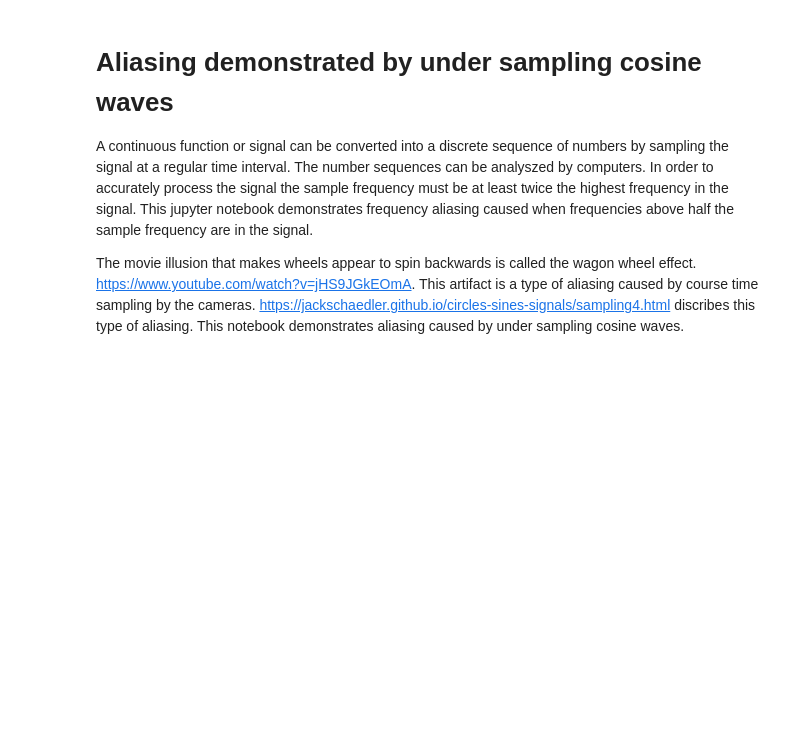
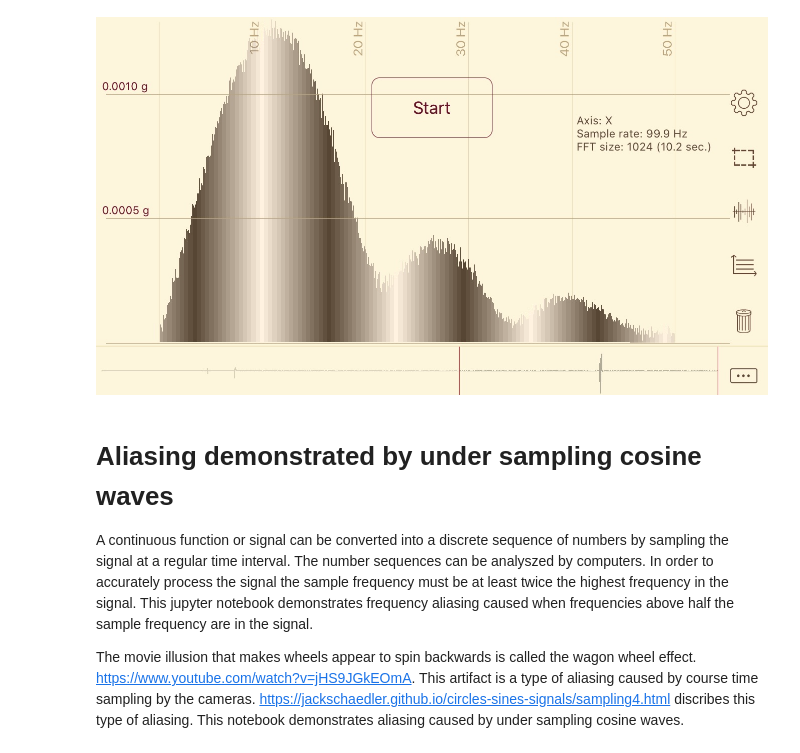
Before and after one commit to USAiLabs-lead/main, a Jupyter notebook: alising/aliasing.ipynb, the cells around one changed output. Cells and saved outputs as stored; diff of their text form; code cells hidden in the pictures; blank space fills up the shorter version.

```diff
--- a/alising/aliasing.ipynb
+++ b/alising/aliasing.ipynb
@@ -1,3 +4,9 @@
+# %%
+from IPython.display import Image
+
+Image("Screenshot 2020-11-20 at 1.43.45 PM.png")
+# %% [output]
+[figure, added]
 # %% [markdown]
 # Aliasing demonstrated by under sampling cosine waves
 A continuous function or signal can be converted into a discrete sequence of numbers by sampling the signal at a regular time interval.  The number sequences can be analyszed by computers.  In order to accurately process the signal the sample frequency must be at least twice the highest frequency in the signal.  This jupyter notebook demonstrates frequency aliasing caused when frequencies above half the sample frequency are in the signal.
```
Also changed, not shown: parts of 2 cells of this notebook.
